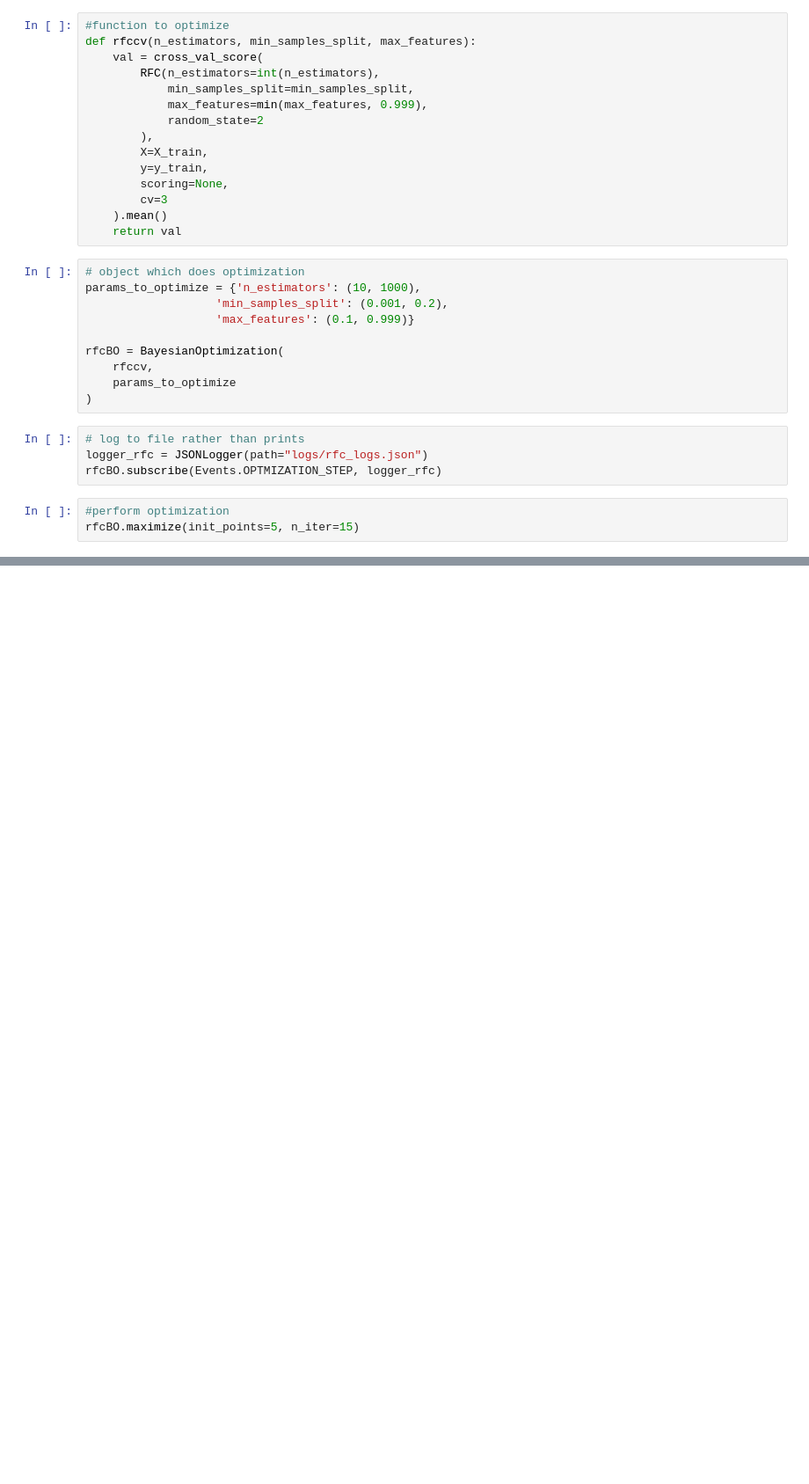
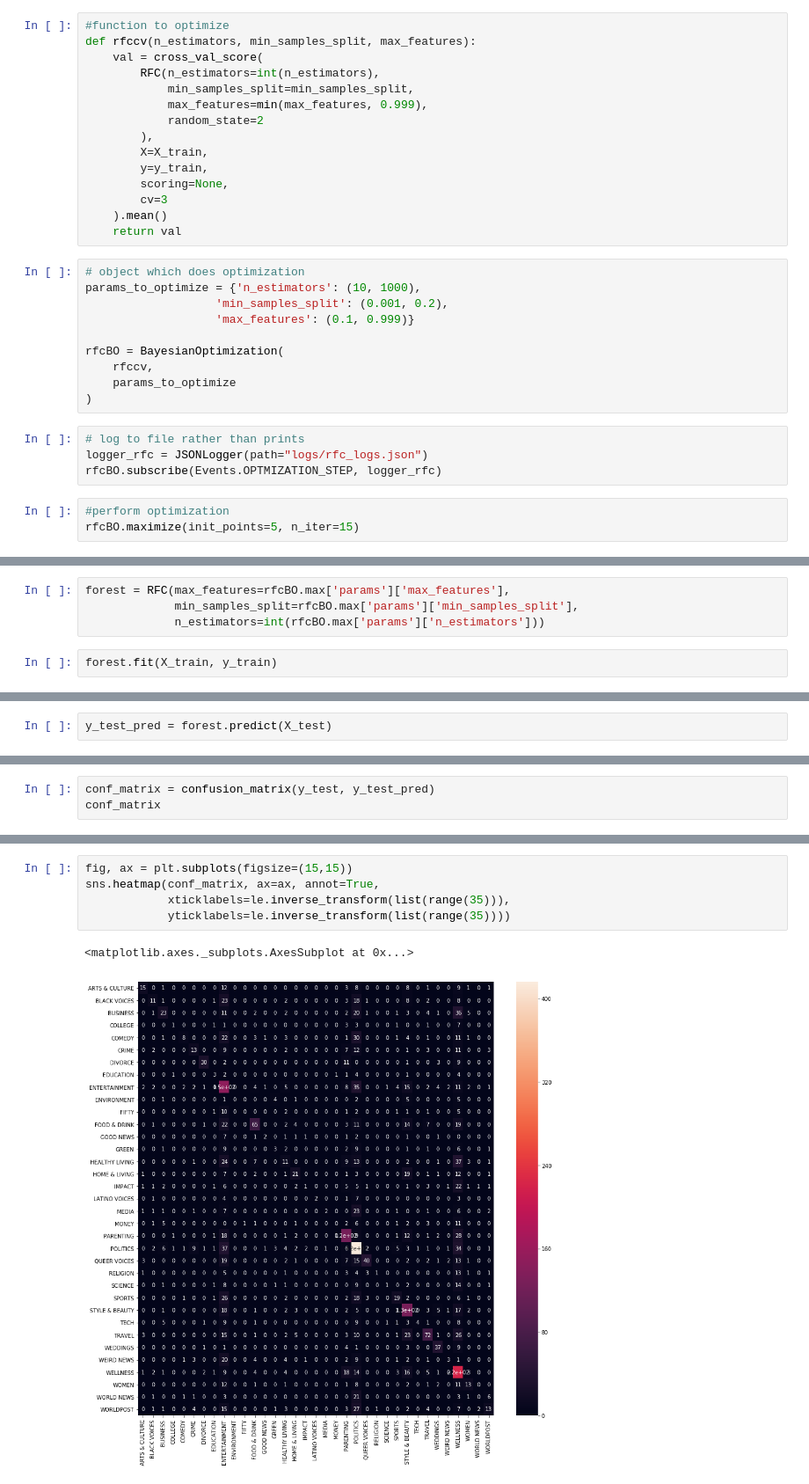
Before and after one commit to morkapronczay/cec2019, a Jupyter notebook: 23-text-mining-project.ipynb, the cells around one changed output, grey strips where cells are left out. Shown at 88% size. Saved outputs shown, nothing was run; the diff lists cells and outputs as text; blank space fills up the shorter version.

```diff
--- a/23-text-mining-project.ipynb
+++ b/23-text-mining-project.ipynb
@@ -320,0 +332,6 @@ print(f'RFC: {rfcBO.max["params"]}')
+# %%
+forest = RFC(max_features=rfcBO.max['params']['max_features'],
+             min_samples_split=rfcBO.max['params']['min_samples_split'],
+             n_estimators=int(rfcBO.max['params']['n_estimators']))
+# %%
+forest.fit(X_train, y_train)
@@ -320,0 +347,2 @@ print(f'RFC: {rfcBO.max["params"]}')
+# %%
+y_test_pred = forest.predict(X_test)
@@ -320,0 +351,3 @@ print(f'RFC: {rfcBO.max["params"]}')
+# %%
+conf_matrix = confusion_matrix(y_test, y_test_pred)
+conf_matrix
@@ -320,0 +364,8 @@ print(f'RFC: {rfcBO.max["params"]}')
+# %%
+fig, ax = plt.subplots(figsize=(15,15))
+sns.heatmap(conf_matrix, ax=ax, annot=True,
+            xticklabels=le.inverse_transform(list(range(35))),
+            yticklabels=le.inverse_transform(list(range(35))))
+# %% [output]
+<matplotlib.axes._subplots.AxesSubplot at 0x...>
+[figure, added]
```
Also changed, not shown: parts of 11 cells of this notebook, 1 other file.
